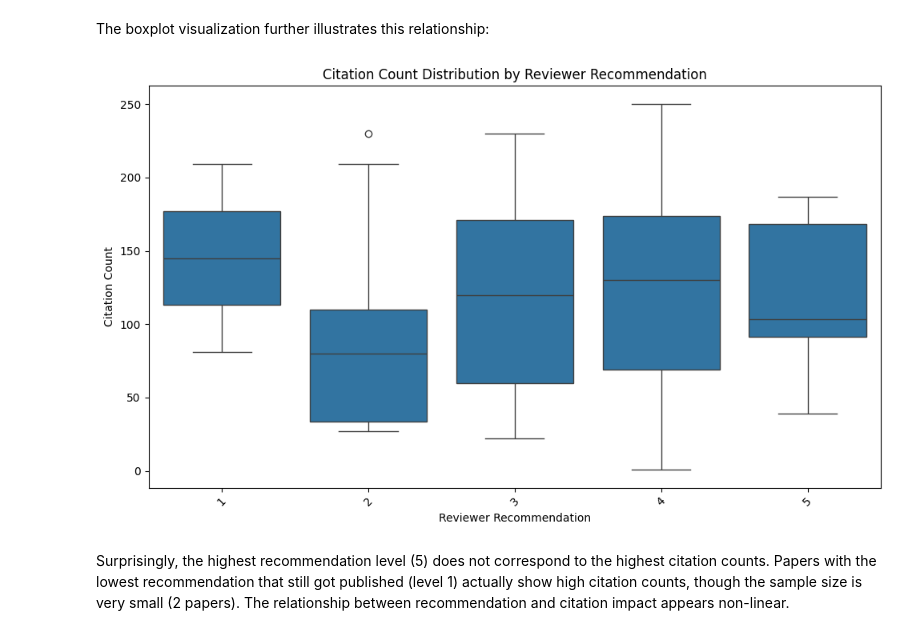
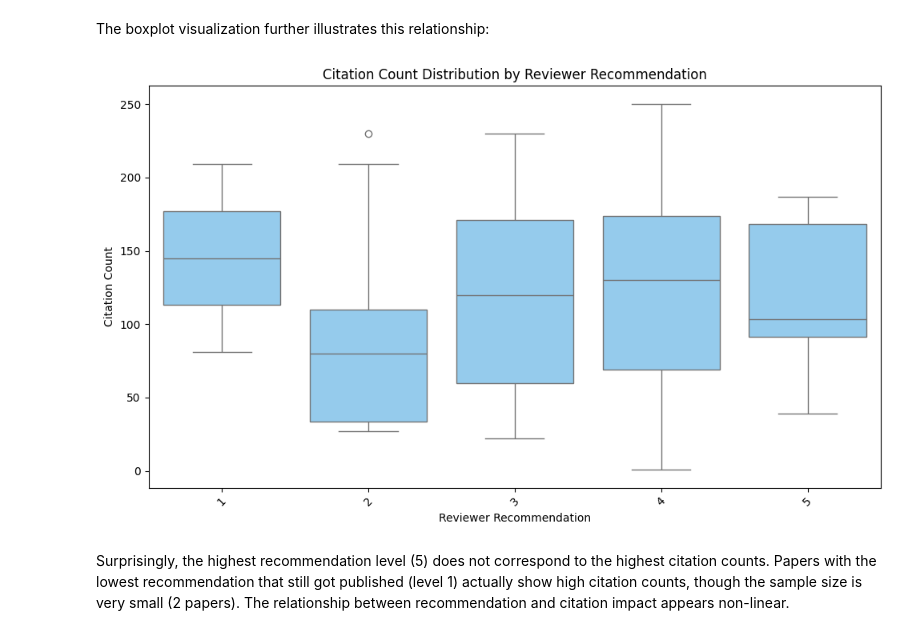
Before and after one commit to XanderZhou2022/ECE204_final, a Jupyter notebook: final_report.ipynb, the cells around one changed output. Saved outputs shown, nothing was run; the diff lists cells and outputs as text; code cells hidden in the pictures.

```diff
--- a/final_report.ipynb
+++ b/final_report.ipynb
@@ -138,15 +139,15 @@ The boxplot visualization further illustrates this relationship:
 # %%
 # Visualize this relationship
 plt.figure(figsize=(10, 6))
-sns.boxplot(x='RECOMMENDATION', y='citation_count', data=data)
+sns.boxplot(x='RECOMMENDATION', y='citation_count', data=data, color="lightskyblue")
 plt.title('Citation Count Distribution by Reviewer Recommendation')
 plt.ylabel('Citation Count')
 plt.xlabel('Reviewer Recommendation')
 plt.xticks(rotation=45)
 plt.tight_layout()
 plt.show()
 # %% [output]
-[figure, old version]
+[figure, new version]
 # %% [markdown]
 Surprisingly, the highest recommendation level (5) does not correspond to the highest citation counts. Papers with the lowest recommendation that still got published (level 1) actually show high citation counts, though the sample size is very small (2 papers). The relationship between recommendation and citation impact appears non-linear.
 # %% [markdown]
```
Also changed, not shown: parts of 11 cells of this notebook, 3 other files.
